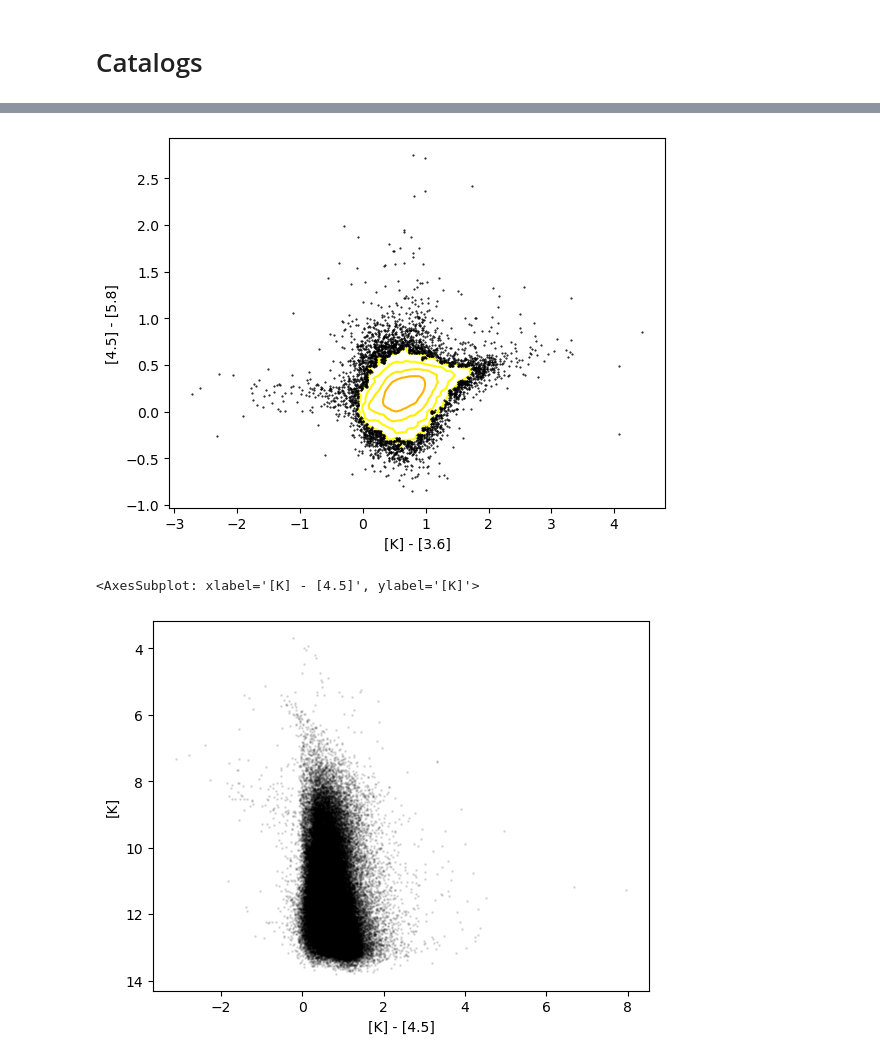
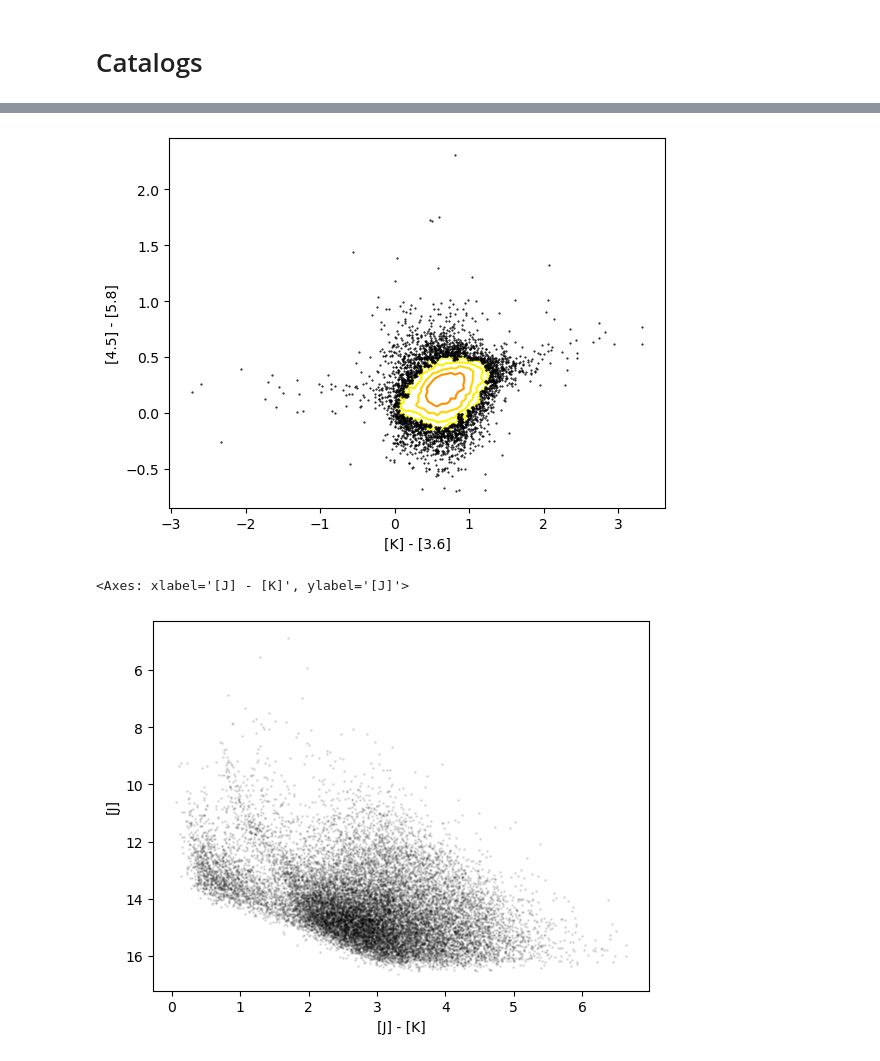
Before and after one commit to SpacialTree/smart-plotters, a Jupyter notebook: notebooks/ice_plots.ipynb, the cells around one changed output, grey strips where cells are left out. Drawn from its saved outputs; the diff is of its cells as text; code cells hidden in the pictures.

```diff
--- a/notebooks/ice_plots.ipynb
+++ b/notebooks/ice_plots.ipynb
@@ -217,7 +222,7 @@ reg_BC2 = regions.RectangleSkyRegion(center=coord_BC2, width=width, height=lengt
 # %%
 #cat_spitzer = GlimpseCatalog(Vizier.get_catalogs('II/293')[0])
 Vizier.ROW_LIMIT = 1e6#2e5
-cat_spitzer = GlimpseCatalog(Vizier.query_region(coord_BC2, radius=40*u.arcmin, catalog='II/293')[0])
+cat_spitzer = GlimpseCatalog(Vizier.query_region(coord_BC2, radius=20*u.arcmin, catalog='II/293')[0])
 # %%
 cat_spitzer.catalog
 # %% [output]
@@ -264,10 +269,11 @@ ax = plt.subplot()
 cat_spitzer.plot_contour_CCD('K', '3.6', '4.5', '5.8', threshold=15)
 #ax.set_ylim(-2, 3)
 # %% [output]
-[figure, old version]
+[figure, new version]
 # %%
 ax = plt.subplot()
-cat_spitzer.plot_CMD('K', '4.5', 'K', color='k', alpha=0.1, s=1, ax=ax)
+cat_spitzer.plot_CMD('J', 'K', 'J', color='k', alpha=0.1, s=1, ax=ax)
+#ax.set_xlim(2.5, 7)
 # %% [output]
-<AxesSubplot: xlabel='[K] - [4.5]', ylabel='[K]'>
+<Axes: xlabel='[J] - [K]', ylabel='[J]'>
-[figure, old version]
+[figure, new version]
```
Also changed, not shown: parts of 32 cells of this notebook.
